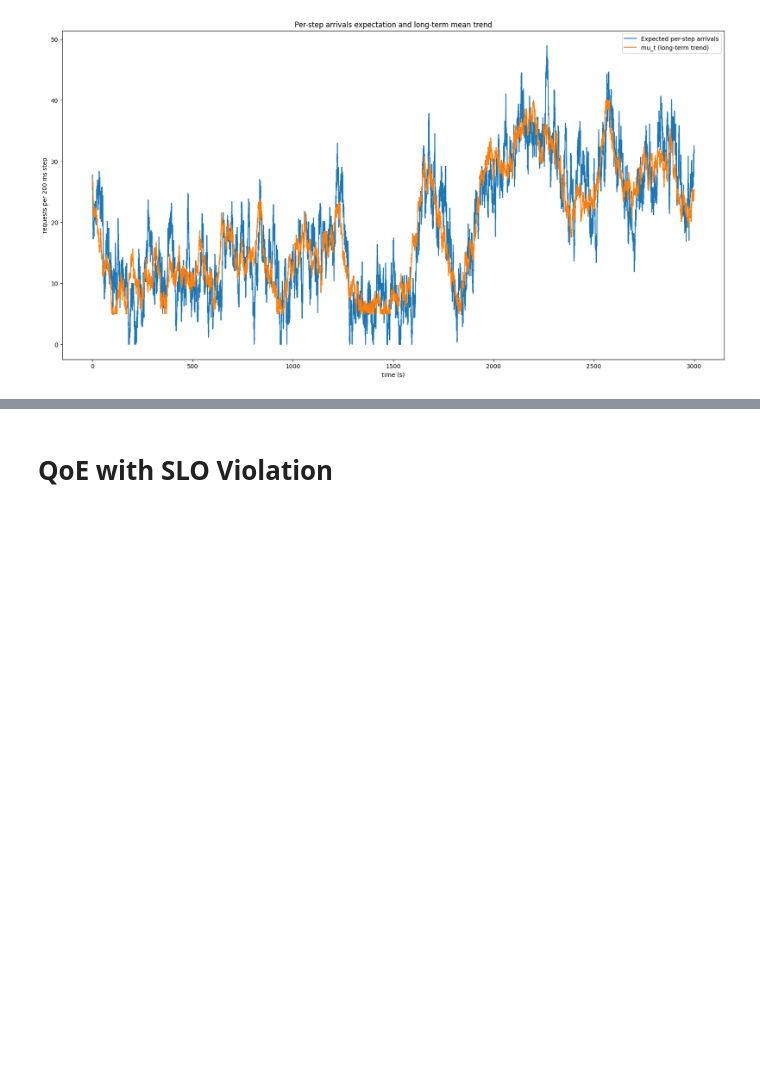
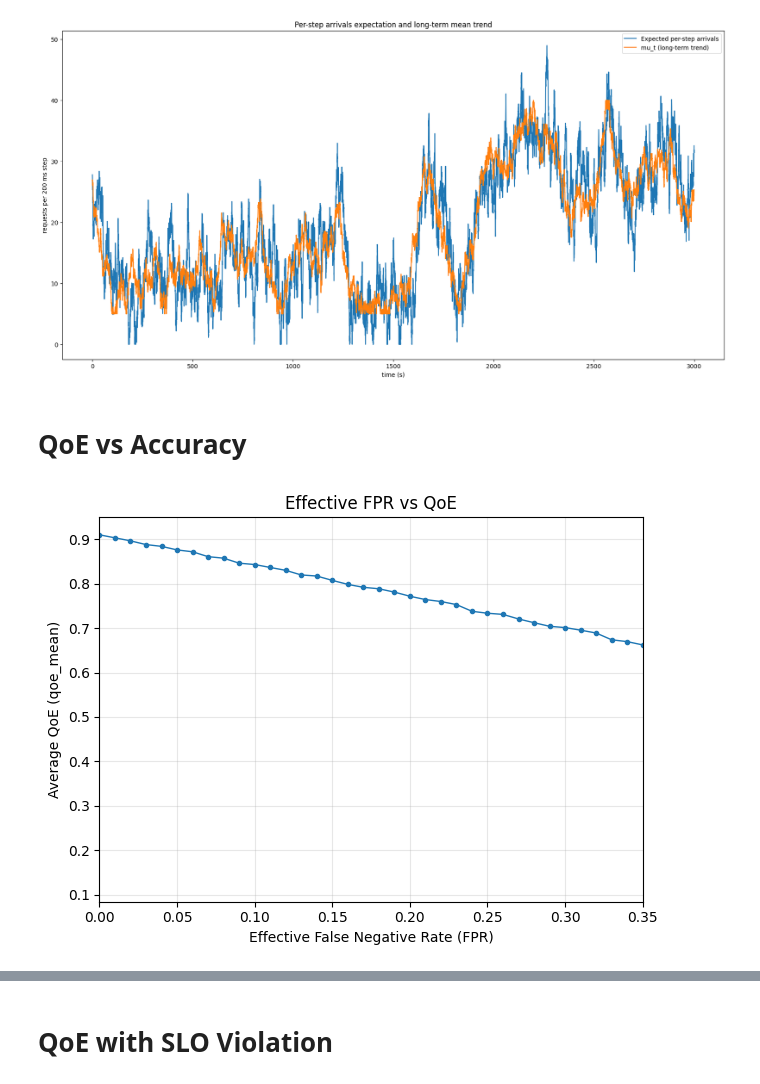
Before and after one commit to VincentSheh/vehicle_mtmc, a Jupyter notebook: simulation/visualize.ipynb, the cells around one changed output, grey strips where cells are left out. Saved outputs shown, nothing was run; the diff lists cells and outputs as text; code cells hidden in the pictures; blank space fills up the shorter version.

```diff
--- a/simulation/visualize.ipynb
+++ b/simulation/visualize.ipynb
@@ -84,3 +84,39 @@ plt.legend()
 plt.show()
 # %% [output]
 [figure]
+# %% [markdown]
+# QoE vs Accuracy
+# %%
+import numpy as np
+import matplotlib.pyplot as plt
+
+fpr = np.array([0.00] + [round(i / 100, 2) for i in range(1, 100)], dtype=float)
+qoe = np.array([
+    0.9101, 0.9033, 0.8965, 0.8881, 0.8841, 0.8761, 0.8719, 0.8609, 0.8575, 0.8462,
+    0.8432, 0.8366, 0.8301, 0.8197, 0.8173, 0.8075, 0.7985, 0.7919, 0.7886, 0.7811,
+    0.7718, 0.7643, 0.7599, 0.7530, 0.7379, 0.7335, 0.7309, 0.7206, 0.7122, 0.7041,
+    0.7012, 0.6954, 0.6890, 0.6737, 0.6696, 0.6622, 0.6559, 0.6474, 0.6435, 0.6298,
+    0.6290, 0.6158, 0.6099, 0.6001, 0.5946, 0.5915, 0.5787, 0.5666, 0.5630, 0.5552,
+    0.5463, 0.5394, 0.5313, 0.5184, 0.5107, 0.5048, 0.4972, 0.4937, 0.4788, 0.4758,
+    0.4662, 0.4507, 0.4537, 0.4381, 0.4290, 0.4210, 0.4161, 0.4088, 0.3942, 0.3899,
+    0.3786, 0.3724, 0.3589, 0.3514, 0.3473, 0.3357, 0.3270, 0.3185, 0.3092, 0.3007,
+    0.2928, 0.2842, 0.2791, 0.2637, 0.2608, 0.2470, 0.2388, 0.2316, 0.2199, 0.2154,
+    0.2081, 0.1962, 0.1823, 0.1761, 0.1702, 0.1611, 0.1523, 0.1425, 0.1355, 0.1233
+], dtype=float)
+
+assert len(fpr) == len(qoe), f"len mismatch: fnr={len(fpr)} qoe={len(qoe)}"
+
+order = np.argsort(fpr)
+fpr, qoe = fpr[order], qoe[order]
+
+plt.figure()
+plt.plot(fpr, qoe, marker="o", markersize=3, linewidth=1)
+plt.xlim(0, 0.35)
+plt.xlabel("Effective False Negative Rate (FPR)")
+plt.ylabel("Average QoE (qoe_mean)")
+plt.title("Effective FPR vs QoE")
+plt.grid(True, alpha=0.3)
+plt.tight_layout()
+plt.show()
+# %% [output]
+[figure, added]
```
Also changed, not shown: parts of 1 cell of this notebook, 13 other files.
